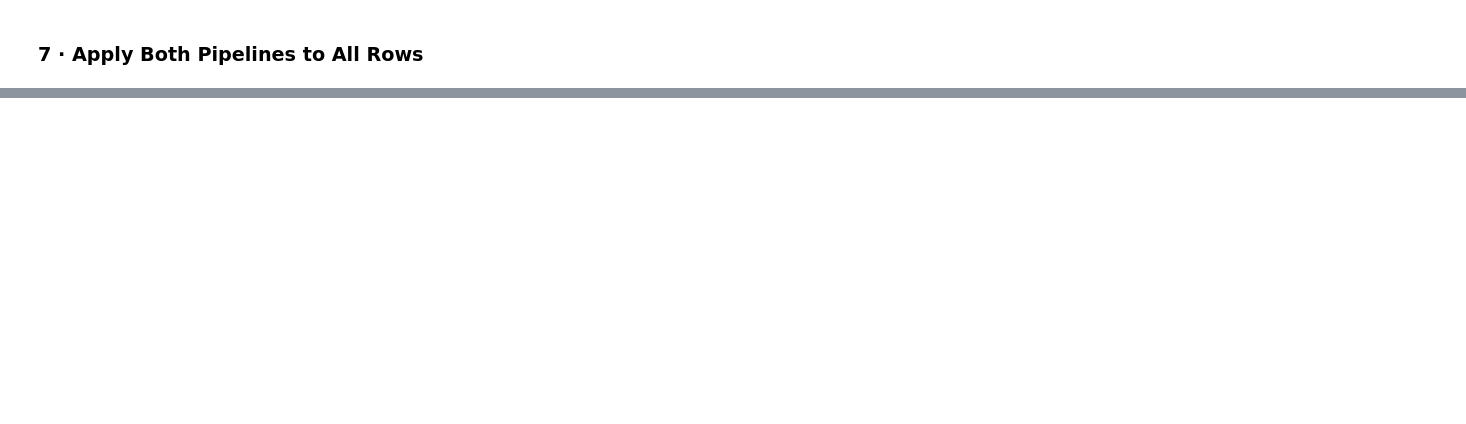
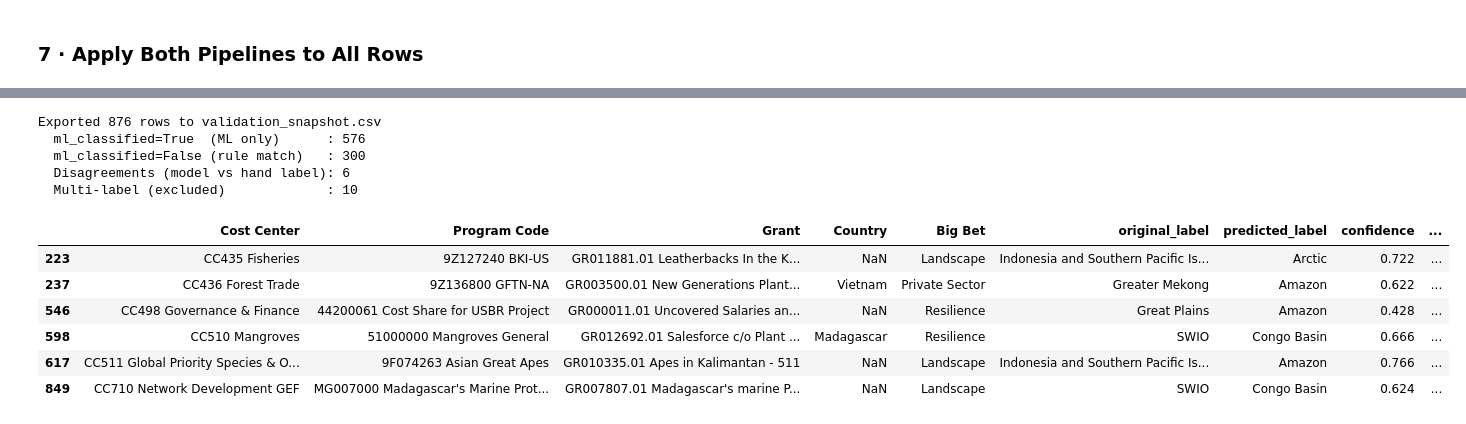
Before and after one commit to rrachellkim/WWF-DSS-SP26, a Jupyter notebook: Model.ipynb, the cells around one changed output, grey strips where cells are left out. Saved outputs shown, nothing was run; the diff lists cells and outputs as text; code cells hidden in the pictures; blank space fills up the shorter version.

```diff
--- a/Model.ipynb
+++ b/Model.ipynb
@@ -622,0 +677,50 @@ weighted avg       0.99      0.99      0.99       272
+# %%
+validation_df = raw.copy()
+
+probas = ml_pipe.predict_proba(validation_df['text'].tolist())
+validation_df['confidence'] = probas.max(axis=1).round(3)
+
+export_cols = ['Cost Center', 'Program Code', 'Grant', 'Country', 'Big Bet',
+               'Priority Place', 'final_tag', 'confidence',
+               'rule_match', 'multi_label']
+export_cols = [c for c in export_cols if c in validation_df.columns]
+
+snapshot = validation_df[export_cols].rename(columns={
+    'Priority Place':  'original_label',
+    'final_tag':       'predicted_label',
+    'rule_match':      'ml_classified',
+    'multi_label':     'excluded_multi_label',
+})
+
+# ml_classified: True = no keyword match, ML was sole classifier
+#                False = rule pipeline found a keyword match
+snapshot['ml_classified'] = ~snapshot['ml_classified']
+
+snapshot['disagrees'] = pd.array([pd.NA] * len(snapshot), dtype=object)
+has_original = snapshot['original_label'].notna() & ~snapshot['excluded_multi_label']
+original_canonical = raw.loc[has_original, 'Priority Place'].str.strip().map(PLACE_MAPPING)
+snapshot.loc[has_original, 'disagrees'] = (
+    original_canonical != snapshot.loc[has_original, 'predicted_label']
+).values
+
+snapshot.to_csv('validation_snapshot.csv', index=False)
+
+print(f"Exported {len(snapshot):,} rows to validation_snapshot.csv")
+print(f"  ml_classified=True  (ML only)      : {snapshot['ml_classified'].sum()}")
+print(f"  ml_classified=False (rule match)   : {(~snapshot['ml_classified']).sum()}")
+print(f"  Disagreements (model vs hand label): {int(snapshot['disagrees'].sum())}")
+print(f"  Multi-label (excluded)             : {int(snapshot['excluded_multi_label'].sum())}")
+snapshot[snapshot['disagrees'] == True].head(10)
+# %% [output]
+Exported 876 rows to validation_snapshot.csv
+  ml_classified=True  (ML only)      : 576
+  ml_classified=False (rule match)   : 300
+  Disagreements (model vs hand label): 6
+  Multi-label (excluded)             : 10
+|  | Cost Center | Program Code | Grant | Country | Big Bet | original_label | predicted_label | confidence | ... |
+| 223 | CC435 Fisheries | 9Z127240 BKI-US | GR011881.01 Leatherbacks In the K... | NaN | Landscape | Indonesia and Southern Pacific Is... | Arctic | 0.722 | ... |
+| 237 | CC436 Forest Trade | 9Z136800 GFTN-NA | GR003500.01 New Generations Plant... | Vietnam | Private Sector | Greater Mekong | Amazon | 0.622 | ... |
+| 546 | CC498 Governance & Finance | 44200061 Cost Share for USBR Project | GR000011.01 Uncovered Salaries an... | NaN | Resilience | Great Plains | Amazon | 0.428 | ... |
+| 598 | CC510 Mangroves | 51000000 Mangroves General | GR012692.01 Salesforce c/o Plant ... | Madagascar | Resilience | SWIO | Congo Basin | 0.666 | ... |
+| 617 | CC511 Global Priority Species & O... | 9F074263 Asian Great Apes | GR010335.01 Apes in Kalimantan - 511 | NaN | Landscape | Indonesia and Southern Pacific Is... | Amazon | 0.766 | ... |
+| 849 | CC710 Network Development GEF | MG007000 Madagascar's Marine Prot... | GR007807.01 Madagascar's marine P... | NaN | Landscape | SWIO | Congo Basin | 0.624 | ... |
```
Also changed, not shown: parts of 10 cells of this notebook.
